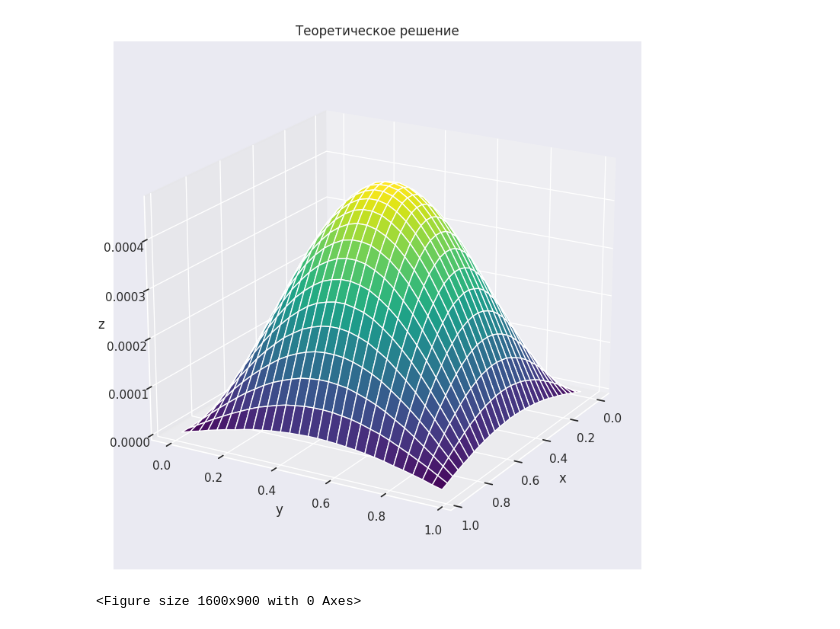
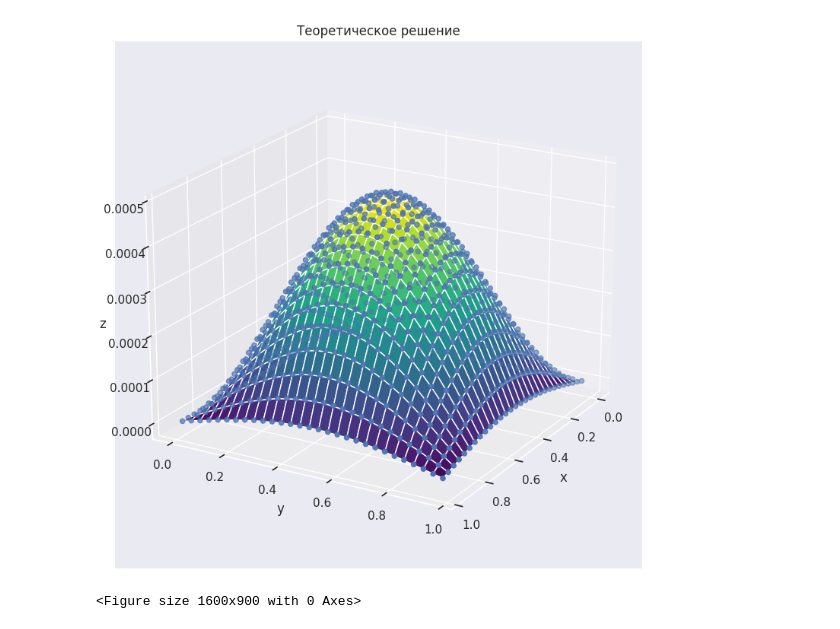
Before and after one commit to VsevolodZaostrovsky/NumericalMethods, a Jupyter notebook: PDE2d/Code/solution_pict.ipynb, the cells around one changed output. Cells and saved outputs as stored; diff of their text form; code cells hidden in the pictures.

```diff
--- a/PDE2d/Code/solution_pict.ipynb
+++ b/PDE2d/Code/solution_pict.ipynb
@@ -24,30 +24,31 @@ anal_ans = solution30_900[:, 4]
 # %%
 i = 300
 
 i_t        = t       [(i - 1) * 841:i * 841]
 i_x        = x       [(i - 1) * 841:i * 841]
 i_y        = y       [(i - 1) * 841:i * 841]
 i_num_ans  = num_ans [(i - 1) * 841:i * 841]
 i_anal_ans = anal_ans[(i - 1) * 841:i * 841]
 
 
 d_x, d_y = i_y[:int(np.sqrt(len(i_num_ans)))], i_y[:int(np.sqrt(len(i_num_ans)))]
 d_x, d_y = np.meshgrid(d_x, d_y)
 d_num_ans = i_num_ans.reshape((int(np.sqrt(len(i_num_ans))), int(np.sqrt(len(i_num_ans)))))
 # Строим поверхность
 fig = plt.figure()
-ax = fig.add_subplot(111, projection='3d')
-ax.plot_surface(d_x, d_y, d_num_ans, cmap='viridis')
+ax = fig.add_subplot(projection='3d')
+ax.plot_surface(d_x, d_y, anal_ans[(i - 1) * 841:i * 841].reshape((29, 29)), cmap='viridis', label="Аналитическое решение")
+ax.scatter(d_x, d_y, num_ans[(i - 1) * 841:i * 841].reshape((29, 29)), cmap='viridis', label="Численное решение"),
 
 # Настройки осей и меток
 ax.set_xlabel('x')
 ax.set_ylabel('y')
 ax.set_zlabel('z')
 ax.set_title("Теоретическое решение")
 ax.view_init(20, 30)
 # Отображаем график
 plt.show()
 plt.savefig("TeorSolPict.pdf")
 # %% [output]
-[figure, old version]
+[figure, new version]
 <Figure size 1600x900 with 0 Axes>
```
Also changed, not shown: parts of 7 cells of this notebook, 9 other files.
